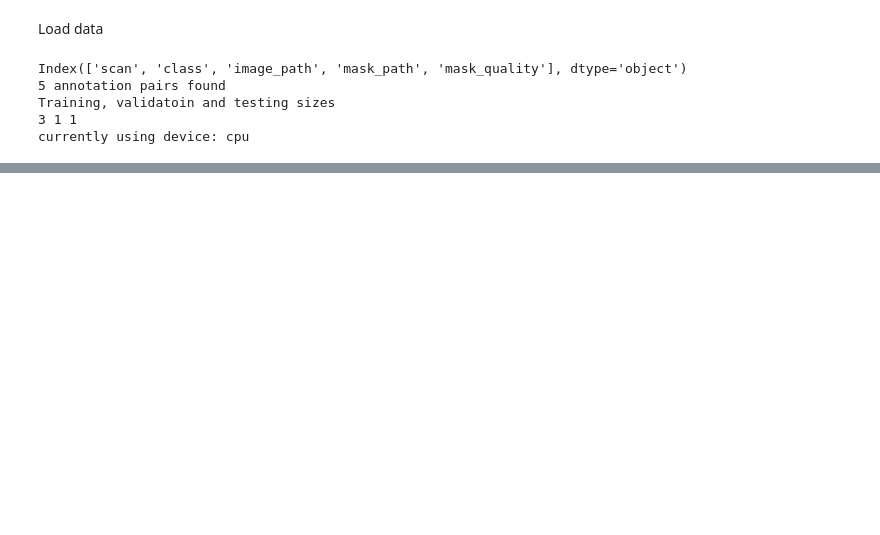
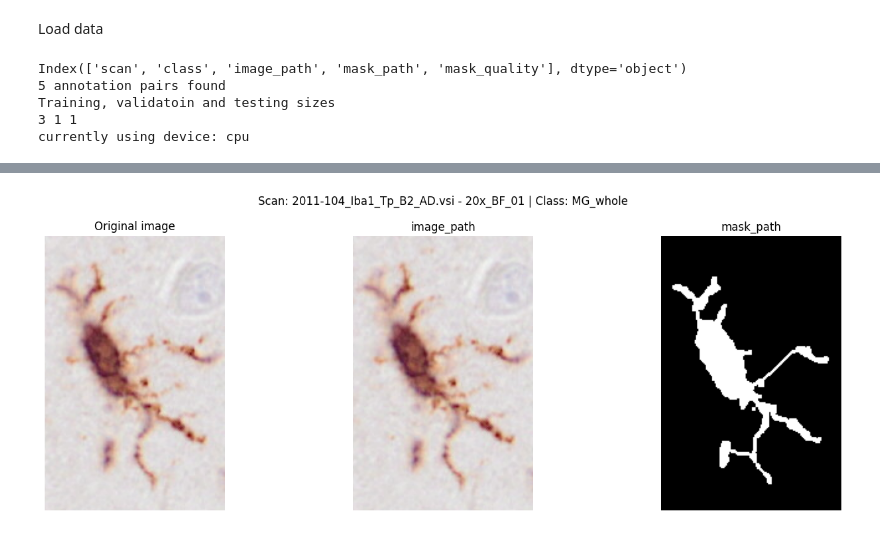
Before and after one commit to cwissyboi/AutomaticMicrogliaMorphologyAnalysis, a Jupyter notebook: initial_pipeline/segmentation/custom_segmentation/visualise_augmentations.ipynb, the cells around one changed output, grey strips where cells are left out. Saved outputs shown, nothing was run; the diff lists cells and outputs as text; code cells hidden in the pictures; blank space fills up the shorter version.

```diff
--- a/initial_pipeline/segmentation/custom_segmentation/visualise_augmentations.ipynb
+++ b/initial_pipeline/segmentation/custom_segmentation/visualise_augmentations.ipynb
@@ -131 +134,6 @@ plt.show()
+# %%
+columns = ['image_path', 'mask_path']
+show_row_visuals(path_df, idx = 0, columns = columns)
+# %% [output]
+[figure, added]
 # %%
```
Also changed, not shown: parts of 5 cells of this notebook, 6 other files.
